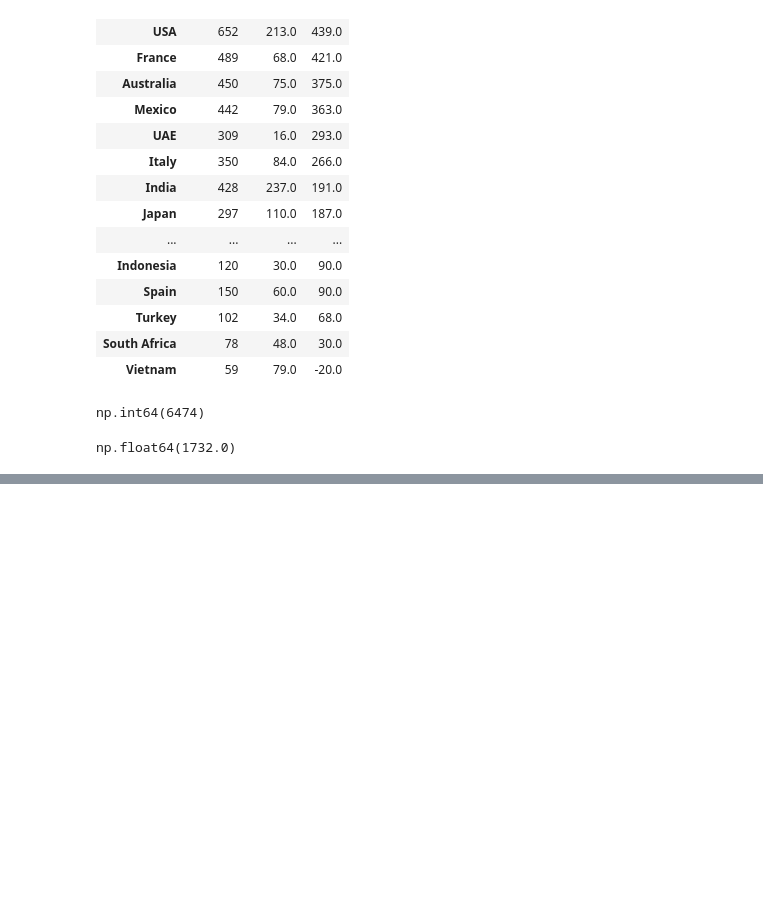
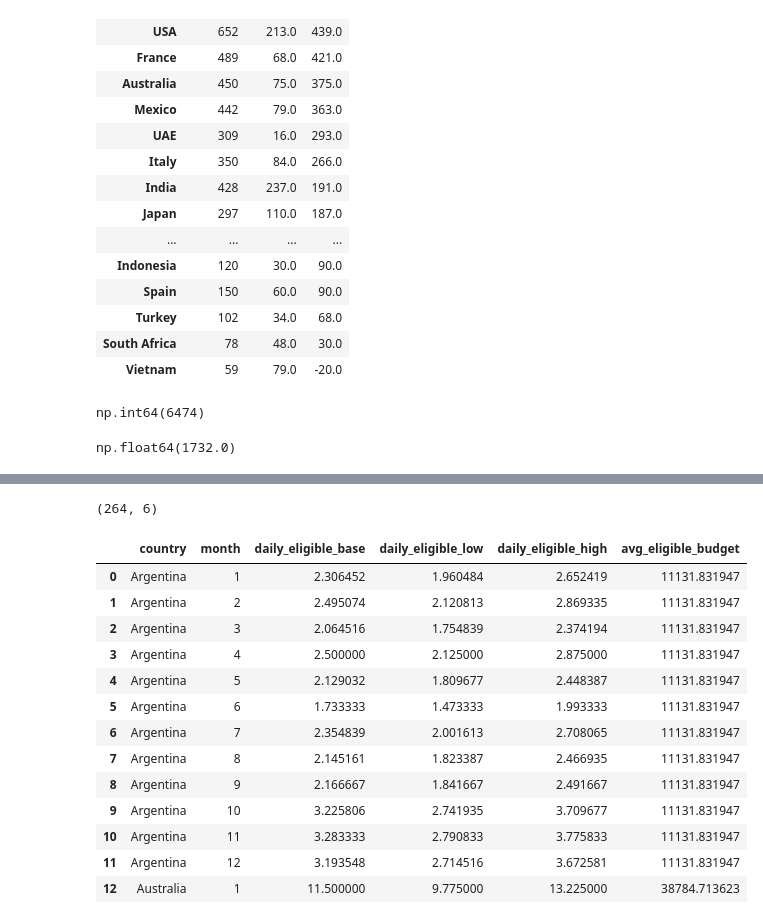
Before and after one commit to JahnaviSam/staffing-hackathon, a Jupyter notebook: analysis/explore.ipynb, the cells around one changed output, grey strips where cells are left out. Saved outputs shown, nothing was run; the diff lists cells and outputs as text; code cells hidden in the pictures; blank space fills up the shorter version.

```diff
--- a/analysis/explore.ipynb
+++ b/analysis/explore.ipynb
@@ -333,0 +483,28 @@ np.float64(1732.0)
+# %%
+forecast = counts.groupby(["Country", "month"])["per_day"].mean().reset_index()
+forecast = forecast.rename(columns={"Country": "country", "per_day": "daily_eligible_base"})
+
+forecast["daily_eligible_low"]  = forecast["daily_eligible_base"] * 0.85
+forecast["daily_eligible_high"] = forecast["daily_eligible_base"] * 1.15
+
+avg_budget = elig.groupby("Country")["Projected_Annual_Budget"].mean()
+forecast["avg_eligible_budget"] = forecast["country"].map(avg_budget)
+
+print(forecast.shape)
+forecast.head(13)
+# %% [output]
+(264, 6)
+|  | country | month | daily_eligible_base | daily_eligible_low | daily_eligible_high | avg_eligible_budget |
+| 0 | Argentina | 1 | 2.306452 | 1.960484 | 2.652419 | 11131.831947 |
+| 1 | Argentina | 2 | 2.495074 | 2.120813 | 2.869335 | 11131.831947 |
+| 2 | Argentina | 3 | 2.064516 | 1.754839 | 2.374194 | 11131.831947 |
+| 3 | Argentina | 4 | 2.500000 | 2.125000 | 2.875000 | 11131.831947 |
+| 4 | Argentina | 5 | 2.129032 | 1.809677 | 2.448387 | 11131.831947 |
+| 5 | Argentina | 6 | 1.733333 | 1.473333 | 1.993333 | 11131.831947 |
+| 6 | Argentina | 7 | 2.354839 | 2.001613 | 2.708065 | 11131.831947 |
+| 7 | Argentina | 8 | 2.145161 | 1.823387 | 2.466935 | 11131.831947 |
+| 8 | Argentina | 9 | 2.166667 | 1.841667 | 2.491667 | 11131.831947 |
+| 9 | Argentina | 10 | 3.225806 | 2.741935 | 3.709677 | 11131.831947 |
+| 10 | Argentina | 11 | 3.283333 | 2.790833 | 3.775833 | 11131.831947 |
+| 11 | Argentina | 12 | 3.193548 | 2.714516 | 3.672581 | 11131.831947 |
+| 12 | Australia | 1 | 11.500000 | 9.775000 | 13.225000 | 38784.713623 |
```
Also changed, not shown: parts of 23 cells of this notebook, 1 other file.
